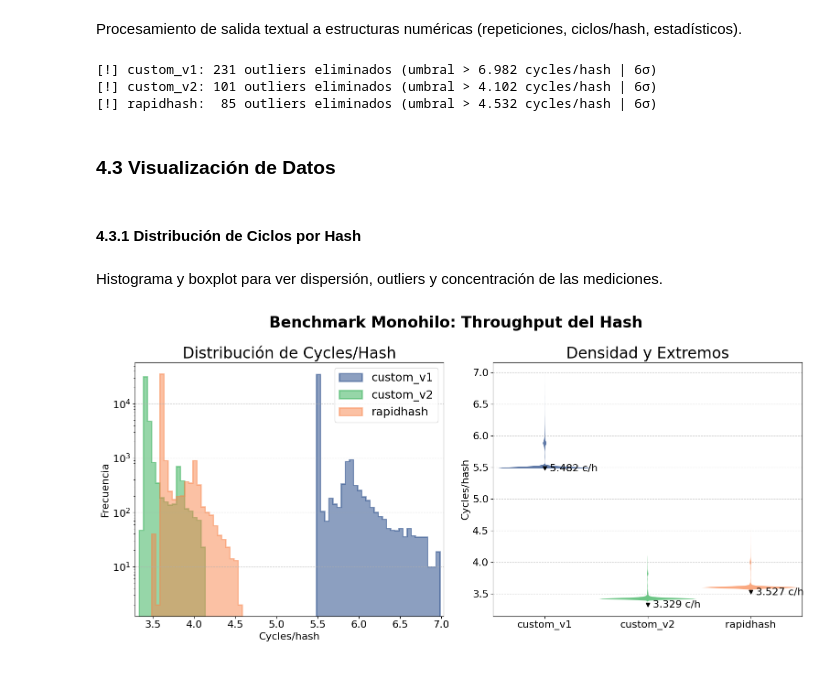
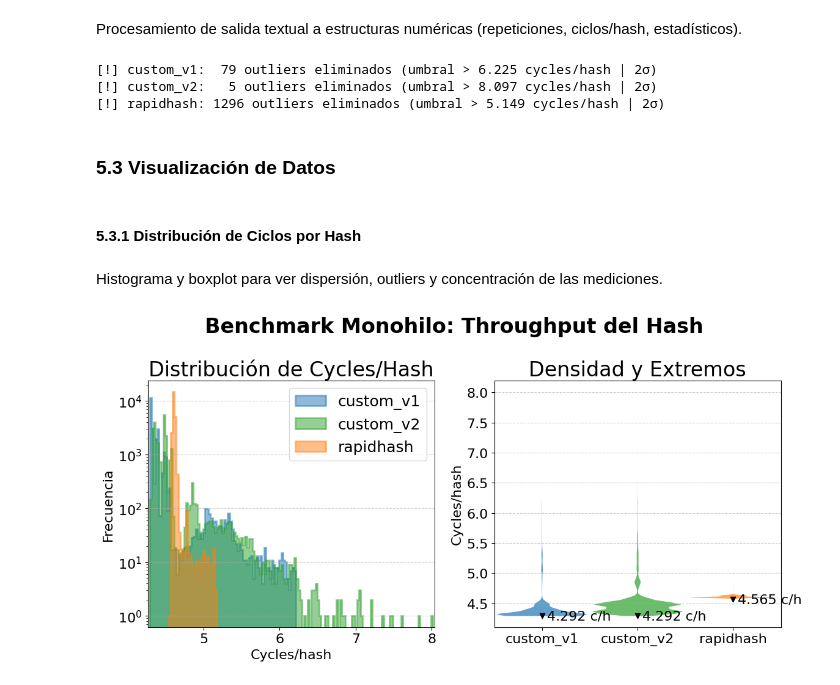
Before and after one commit to LuisMiguelTrinidad/GPT_Generacion_Procedural_de_Terreno, a Jupyter notebook: 01_PRNGs_y_hashing/analysis_notebook.ipynb, the cells around one changed output. Saved outputs shown, nothing was run; the diff lists cells and outputs as text; code cells hidden in the pictures.

Commit message:
Added two new graphics, yet to tweak them. Refactored hash v1

```diff
--- a/01_PRNGs_y_hashing/analysis_notebook.ipynb
+++ b/01_PRNGs_y_hashing/analysis_notebook.ipynb
@@ -587,8 +588,8 @@ Generación de arrays binarios de secciones 2D (planos XY, XS, SY).
 # %%
-PATTERN_S = 23487528012
-PATTERN_X = 81237408923
-PATTERN_Y = -3129331203
-PATTERN_SIZE = 256
+PATTERN_S = 0
+PATTERN_X = -64
+PATTERN_Y = -64
+PATTERN_SIZE = 128
 PATTERN_OUT_DIR = Path("logs")
 PATTERN_OUT_DIR.mkdir(parents=True, exist_ok=True)
 
@@ -684,0 +688,13 @@ plot_matrix_comparison(fft_data_list, subplot_titles,
+# %%
+PATTERN_S = 0
+PATTERN_X = -4096
+PATTERN_Y = -4096
+PATTERN_SIZE = 8192
+PATTERN_OUT_DIR = Path("logs")
+PATTERN_OUT_DIR.mkdir(parents=True, exist_ok=True)
+
+print("\nEjecutando test...")
+cmd = ["./zig-out/bin/pattern_64b", str(PATTERN_S), str(PATTERN_X), str(PATTERN_Y), str(PATTERN_SIZE), str(PATTERN_OUT_DIR), HASH_FUNCTION]
+
+subprocess.run(cmd, check=True)
+print(' '.join(cmd))
@@ -704,8 +809,9 @@ Compilación y ejecución del benchmark C para obtención de métricas de rendim
 hashes = ["custom_v1", "custom_v2", "rapidhash"]
 results_throughput = {}
 
-THROUGHPUT_REPS = 40_000
-THROUGHPUT_BATCH = 40_000
+UNROLL_FACTOR = 32
+THROUGHPUT_REPS = 2**13 * 3
+THROUGHPUT_BATCH = 2**13 * 3
 THROUGHPUT_SEED = 42
 
 for hash_fn in hashes:
@@ -713,7 +819,7 @@ for hash_fn in hashes:
     throughput_output_file.parent.mkdir(parents=True, exist_ok=True)
 
     print(f"\nEjecutando test para {hash_fn}...")
-    cmd = ["./zig-out/bin/throughput_64b", str(THROUGHPUT_REPS), str(THROUGHPUT_BATCH), str(THROUGHPUT_SEED), hash_fn]
+    cmd = ["./zig-out/bin/throughput_64b",  str(THROUGHPUT_REPS), str(THROUGHPUT_BATCH), str(THROUGHPUT_SEED), hash_fn, str(UNROLL_FACTOR)]
     print(' '.join(cmd))
 
     result = subprocess.run(cmd, capture_output=True, text=True, check=True)
@@ -790,25 +896,25 @@ for hash_fn in hashes:
 
     cycles = [float(val) for val in REP_PATTERN.findall(raw_results)]
 
-    sigma_threshold = 6
+    sigma_threshold = 2
     stats, num_outliers = process_hash_statistics(cycles, sigma_threshold)
     tp_stats[hash_fn] = stats
 
     print(f"[!] {hash_fn}: {num_outliers:3} outliers eliminados (umbral > {stats['threshold']:.3f} cycles/hash | {sigma_threshold}σ)")
 # %% [output]
-[!] custom_v1: 231 outliers eliminados (umbral > 6.982 cycles/hash | 6σ)
-[!] custom_v2: 101 outliers eliminados (umbral > 4.102 cycles/hash | 6σ)
-[!] rapidhash:  85 outliers eliminados (umbral > 4.532 cycles/hash | 6σ)
+[!] custom_v1:  79 outliers eliminados (umbral > 6.225 cycles/hash | 2σ)
+[!] custom_v2:   5 outliers eliminados (umbral > 8.097 cycles/hash | 2σ)
+[!] rapidhash: 1296 outliers eliminados (umbral > 5.149 cycles/hash | 2σ)
 # %% [markdown]
-### 4.3 Visualización de Datos
+### 5.3 Visualización de Datos
 # %% [markdown]
-#### 4.3.1 Distribución de Ciclos por Hash
+#### 5.3.1 Distribución de Ciclos por Hash
 # %% [markdown]
 Histograma y boxplot para ver dispersión, outliers y concentración de las mediciones.
 # %%
 data_list = [tp_stats[hash_fn]["cycles_per_rep"] for hash_fn in hashes]
 
-bins = np.arange(min(min(d) for d in data_list), max(max(d) for d in data_list) + 0.05, 0.05)
+bins = np.arange(min(min(d) for d in data_list), max(max(d) for d in data_list) + 0.025, 0.025)
 
 fig, axes = plt.subplots(1, 2, figsize=FIGSIZE)
 colors = [COLOR_BLUE, COLOR_GREEN, COLOR_ORANGE][:len(hashes)]
@@ -819,33 +925,33 @@ for idx, d in enumerate(data_list):
 
 axes[0].set_title("Distribución de Cycles/Hash")
 axes[0].set_xlabel("Cycles/hash")
-axes[0].set_xlim(min(min(d) for d in data_list) - 0.05, max(max(d) for d in data_list) + 0.05)
+axes[0].set_xlim(min(min(d) for d in data_list) - 0.025, max(max(d) for d in data_list) + 0.025)
 axes[0].set_ylabel("Frecuencia")
 axes[0].legend()
 axes[0].grid(axis='y', linestyle='--', alpha=0.6)
 axes[0].set_yscale('log', base=10)
 
 # --- 2. Gráfico de Violín ---
 parts = axes[1].violinplot(data_list, showextrema=False, widths=0.95)
 
 for idx, pc in enumerate(parts['bodies']):
     pc.set_facecolor(colors[idx])
     pc.set_alpha(0.7)
 
 for idx, d in enumerate(data_list):
     min_c = min(d)
     axes[1].scatter(idx + 1, min_c, color='black', marker='v', zorder=3)
     axes[1].text(idx + 1 + 0.05, min_c, f"{min_c:.3f} c/h", color='black', va='center')
 
 axes[1].set_title("Densidad y Extremos")
 axes[1].set_ylabel("Cycles/hash")
 axes[1].set_xticks(range(1, len(hashes) + 1))
 axes[1].set_xticklabels(hashes)
 axes[1].grid(axis='y', linestyle='--', alpha=0.6)
 axes[1].set_xlim(0.5, len(hashes) + 0.5)
 
 fig.suptitle("Benchmark Monohilo: Throughput del Hash", fontweight='bold')
 fig.tight_layout()
 plt.show()
 # %% [output]
-[figure, old version]
+[figure, new version]
```
Also changed, not shown: parts of 31 cells of this notebook, 2 other files.
